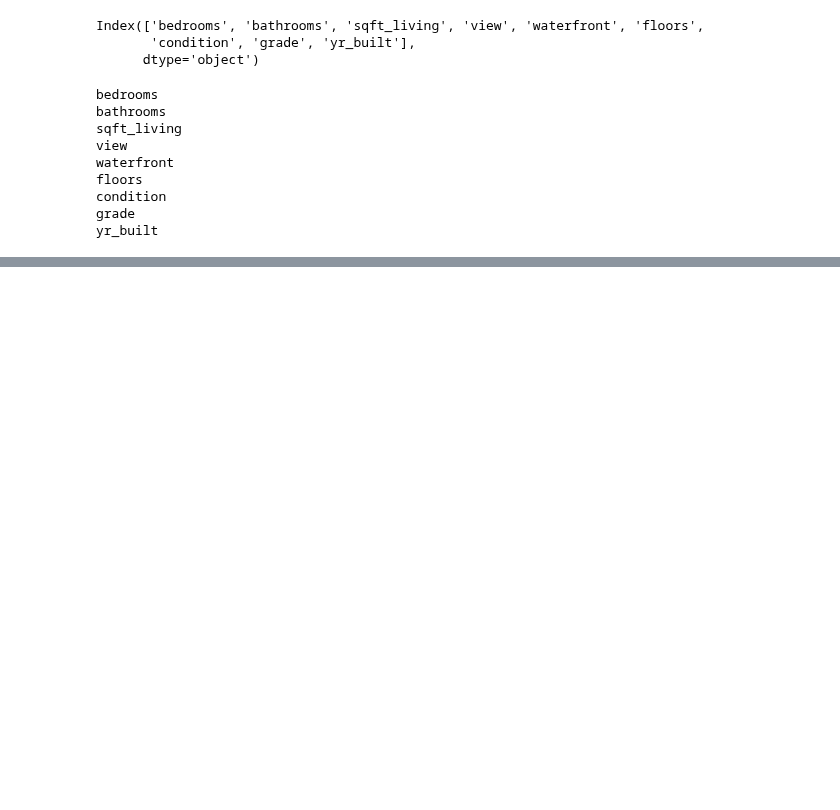
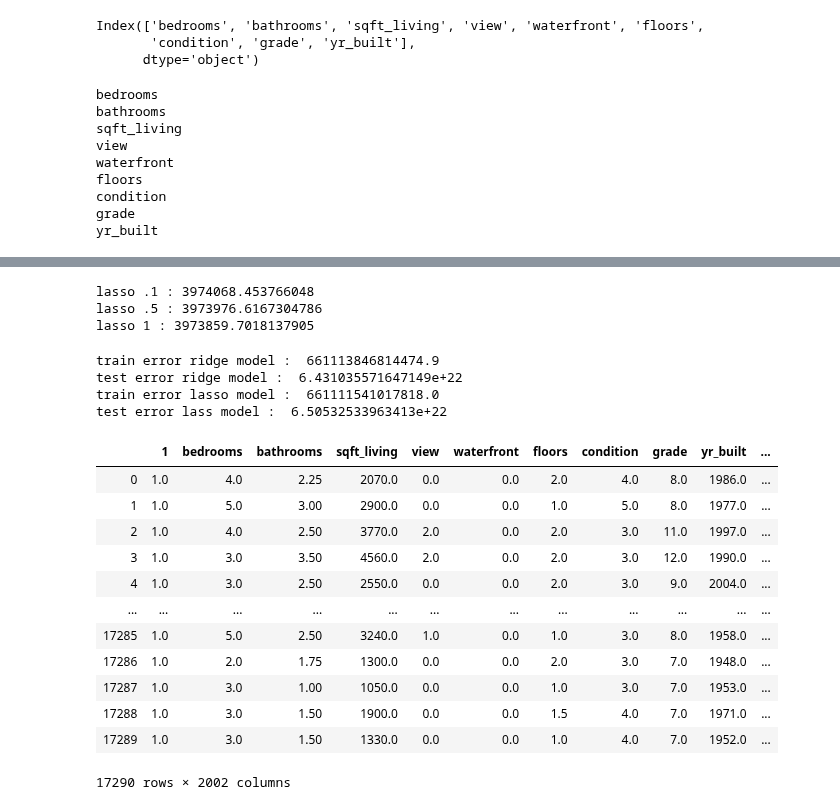
Before and after one commit to trevohearn/nyc-mhtn-ds-010620-lectures, a Jupyter notebook: week-6/KC_house_data/Untitled.ipynb, the cells around one changed output, grey strips where cells are left out. Drawn from its saved outputs; the diff is of its cells as text; code cells hidden in the pictures; blank space fills up the shorter version.

```diff
--- a/week-6/KC_house_data/Untitled.ipynb
+++ b/week-6/KC_house_data/Untitled.ipynb
@@ -185,0 +287,7 @@ yr_built
+# %%
+print("lasso .1 : {}\nlasso .5 : {}\nlasso 1 : {}".format(
+    lasso_01.coef_.sum(), lasso_05.coef_.sum(), lasso_1.coef_.sum()))
+# %% [output]
+lasso .1 : 3974068.453766048
+lasso .5 : 3973976.6167304786
+lasso 1 : 3973859.7018137905
@@ -185,0 +304,32 @@ yr_built
+# %%
+#residual sum of squares
+print("train error ridge model : ", np.sum((y_train - y_pred_ridge_01_train)**2))
+print('test error ridge model : ', np.sum((y_test - y_pred_test_01) ** 2))
+print('train error lasso model : ', np.sum((y_train - y_pred_lasso_01_train) ** 2) )
+print("test error lass model : ", np.sum((y_test - y_pred_lasso_01_test) ** 2))
+# %% [output]
+train error ridge model :  661113846814474.9
+test error ridge model :  6.431035571647149e+22
+train error lasso model :  661111541017818.0
+test error lass model :  6.50532533963413e+22
+# %%
+from sklearn.preprocessing import PolynomialFeatures
+
+poly_5 = PolynomialFeatures(degree = 5, interaction_only=False)
+#create new data frame transformed for poly5
+df_poly_5 = pd.DataFrame(poly_5.fit_transform(features), columns = poly_5.get_feature_names(features.columns))
+df_poly_5
+# %% [output]
+|  | 1 | bedrooms | bathrooms | sqft_living | view | waterfront | floors | condition | grade | yr_built | ... |
+| 0 | 1.0 | 4.0 | 2.25 | 2070.0 | 0.0 | 0.0 | 2.0 | 4.0 | 8.0 | 1986.0 | ... |
+| 1 | 1.0 | 5.0 | 3.00 | 2900.0 | 0.0 | 0.0 | 1.0 | 5.0 | 8.0 | 1977.0 | ... |
+| 2 | 1.0 | 4.0 | 2.50 | 3770.0 | 2.0 | 0.0 | 2.0 | 3.0 | 11.0 | 1997.0 | ... |
+| 3 | 1.0 | 3.0 | 3.50 | 4560.0 | 2.0 | 0.0 | 2.0 | 3.0 | 12.0 | 1990.0 | ... |
+| 4 | 1.0 | 3.0 | 2.50 | 2550.0 | 0.0 | 0.0 | 2.0 | 3.0 | 9.0 | 2004.0 | ... |
+| ... | ... | ... | ... | ... | ... | ... | ... | ... | ... | ... | ... |
+| 17285 | 1.0 | 5.0 | 2.50 | 3240.0 | 1.0 | 0.0 | 1.0 | 3.0 | 8.0 | 1958.0 | ... |
+| 17286 | 1.0 | 2.0 | 1.75 | 1300.0 | 0.0 | 0.0 | 2.0 | 3.0 | 7.0 | 1948.0 | ... |
+| 17287 | 1.0 | 3.0 | 1.00 | 1050.0 | 0.0 | 0.0 | 1.0 | 3.0 | 7.0 | 1953.0 | ... |
+| 17288 | 1.0 | 3.0 | 1.50 | 1900.0 | 0.0 | 0.0 | 1.5 | 4.0 | 7.0 | 1971.0 | ... |
+| 17289 | 1.0 | 3.0 | 1.50 | 1330.0 | 0.0 | 0.0 | 1.0 | 4.0 | 7.0 | 1952.0 | ... |
+17290 rows × 2002 columns
```
Also changed, not shown: parts of 12 cells of this notebook, 1 other file.
